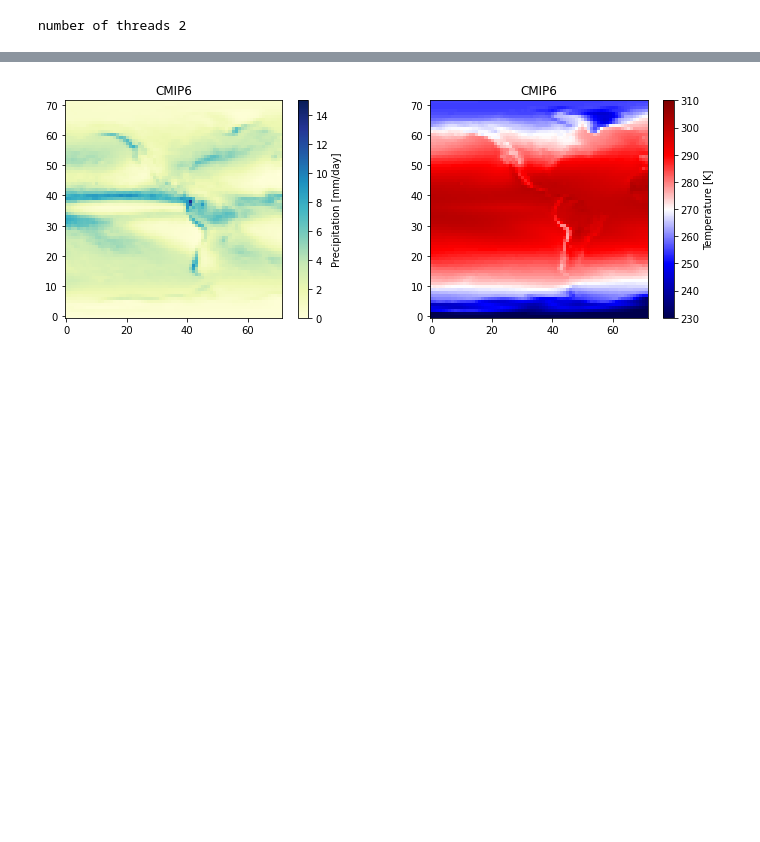
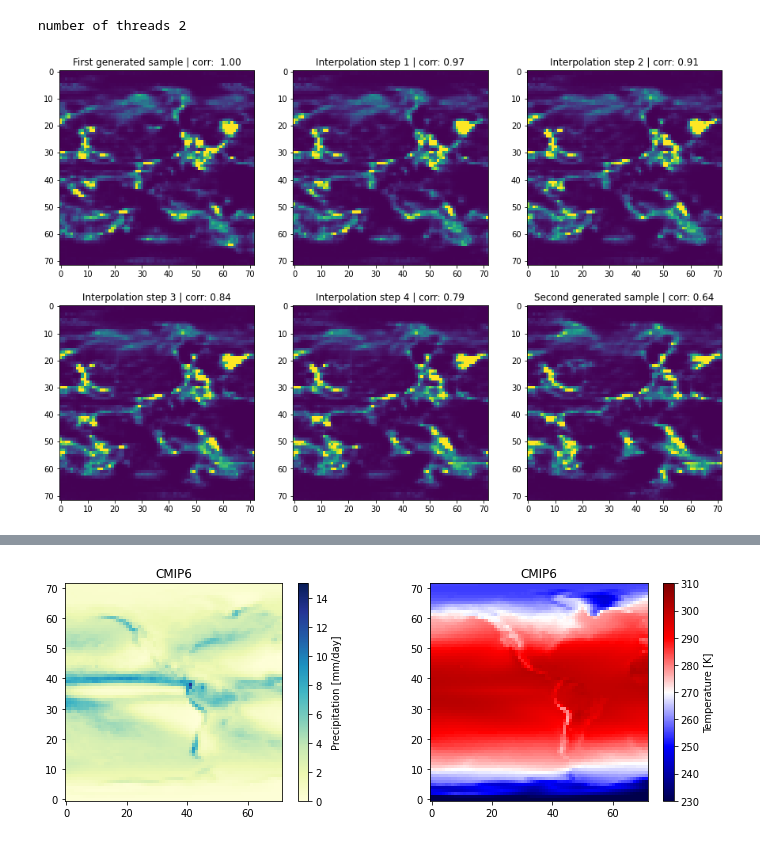
Before and after one commit to p-hss/weather-gan, a Jupyter notebook: notebooks/dev-inference.ipynb, the cells around one changed output, grey strips where cells are left out. Cells and saved outputs as stored; diff of their text form; code cells hidden in the pictures; blank space fills up the shorter version.

```diff
--- a/notebooks/dev-inference.ipynb
+++ b/notebooks/dev-inference.ipynb
@@ -44,3 +80,35 @@ number of threads 2
+# %%
+def corr(x, y):
+    from scipy import stats
+    #result = np.correlate(x.flatten(), y.flatten(), mode='full')
+    result = stats.spearmanr(x.flatten(), y.flatten())[0]
+    return result.mean()
+# %%
+n_col = 2
+n_row = int((2 + n_steps)//2)
+vmax = 20
+
+plt.figure(figsize=(15,10))
+
+plt.subplot(n_col,n_row,1)
+plt.imshow(yhat_init[0,0], vmax=vmax)
+correlation = corr(yhat_init[0,0], yhat_init[0,0])
+plt.title(f"First generated sample | corr: {correlation: 2.2f}")
+
+for i in range(n_steps):
+    correlation = corr(yhat_init[0,0], yhat_inter_list[i][0,0])
+    plt.subplot(n_col,n_row,2+i)
+    plt.imshow(yhat_inter_list[i][0,0], vmax=vmax)
+    plt.title(f"Interpolation step {i+1} | corr: {correlation :2.2f}")
+
+plt.subplot(n_col,n_row,n_row*n_col)
+correlation = corr(yhat_init[0,0], yhat_final[0,0])
+plt.title(f"Second generated sample | corr: {correlation:2.2f}")
+plt.imshow(yhat_final[0,0], vmax=vmax)
+
+plt.show()
+# %% [output]
+[figure, added]
 # %%
 i = np.random.randint(100)
 print(i)
```
Also changed, not shown: parts of 7 cells of this notebook, 6 other files.
